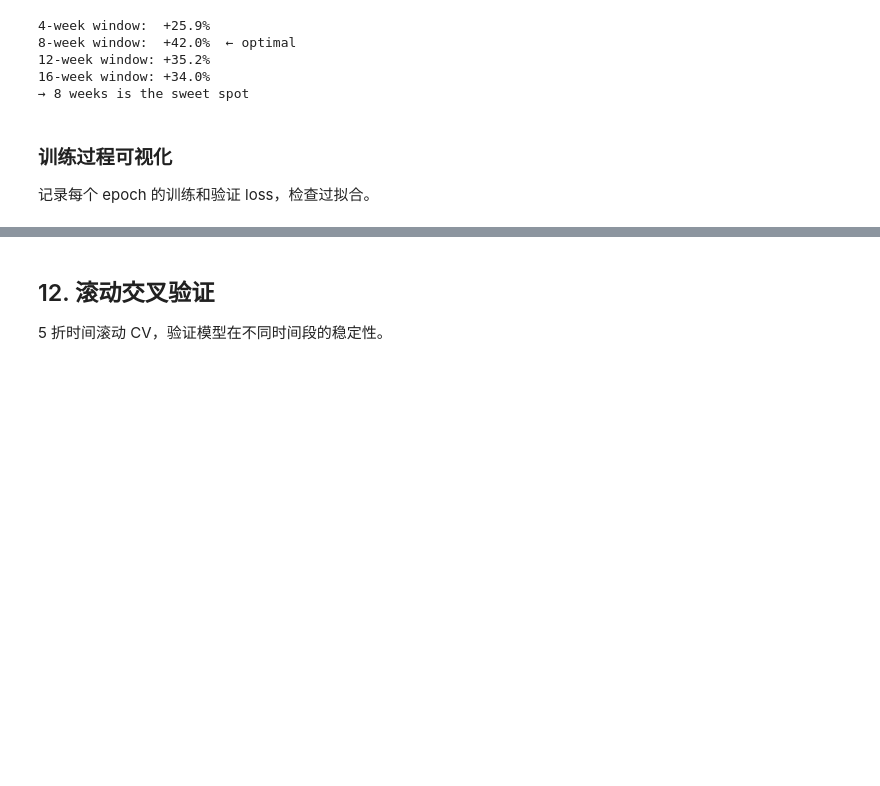
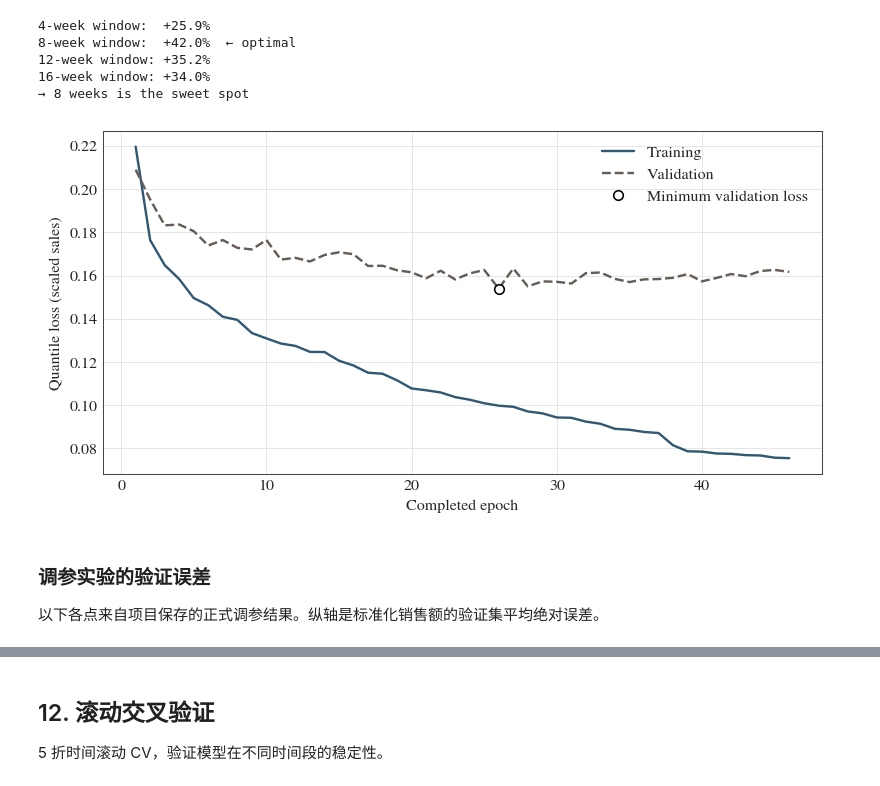
Before and after one commit to lingtao-meng/lstm-attention-demand-forecasting, a Jupyter notebook: notebooks/lstm_demand_forecast.ipynb, the cells around one changed output, grey strips where cells are left out. Saved outputs shown, nothing was run; the diff lists cells and outputs as text; code cells hidden in the pictures; blank space fills up the shorter version.

```diff
--- a/notebooks/lstm_demand_forecast.ipynb
+++ b/notebooks/lstm_demand_forecast.ipynb
@@ -688,21 +712,20 @@ print('→ 8 weeks is the sweet spot')
 16-week window: +34.0%
 → 8 weeks is the sweet spot
 # %%
-# 模拟训练过程的 loss 曲线
-epochs = np.arange(1, 41)
-train_loss = 0.5 * np.exp(-epochs / 10) + 0.05 + np.random.normal(0, 0.01, len(epochs))
-val_loss = 0.5 * np.exp(-epochs / 8) + 0.08 + np.random.normal(0, 0.02, len(epochs))
-
-fig, ax = plt.subplots(figsize=(8, 4))
-ax.plot(epochs, train_loss, 'b-', label='Training Loss', alpha=0.7)
-ax.plot(epochs, val_loss, 'r-', label='Validation Loss', alpha=0.7)
-ax.axvline(25, color='green', linestyle='--', alpha=0.5, label='Early Stop (epoch 25)')
-ax.set_xlabel('Epoch'); ax.set_ylabel('Loss (MSE)')
-ax.set_title('Training Dynamics', fontweight='bold')
-ax.legend(); plt.tight_layout(); plt.show()
-print('Early stopping at epoch 25 — validation loss stopped improving after this point.')
+epochs = np.arange(1, len(train_losses) + 1)
+best = int(np.argmin(val_losses))
+fig, ax = plt.subplots(figsize=(6.8, 3.4), layout="constrained")
+ax.plot(epochs, train_losses, color="#315974", label="Training")
+ax.plot(epochs, val_losses, color="#645c55", ls="--", label="Validation")
+ax.plot(epochs[best], val_losses[best], "o", mfc="white", mec="black", label="Minimum validation loss")
+ax.set(xlabel="Completed epoch", ylabel="Quantile loss (scaled sales)")
+ax.legend()
+format_figure(fig)
+plt.show()
+# %% [output]
+[figure, added]
 # %% [markdown]
-### 训练过程可视化
+### 调参实验的验证误差
 
-记录每个 epoch 的训练和验证 loss，检查过拟合。
+以下各点来自项目保存的正式调参结果。纵轴是标准化销售额的验证集平均绝对误差。
 # %%
```
Also changed, not shown: parts of 10 cells of this notebook, 31 other files.
